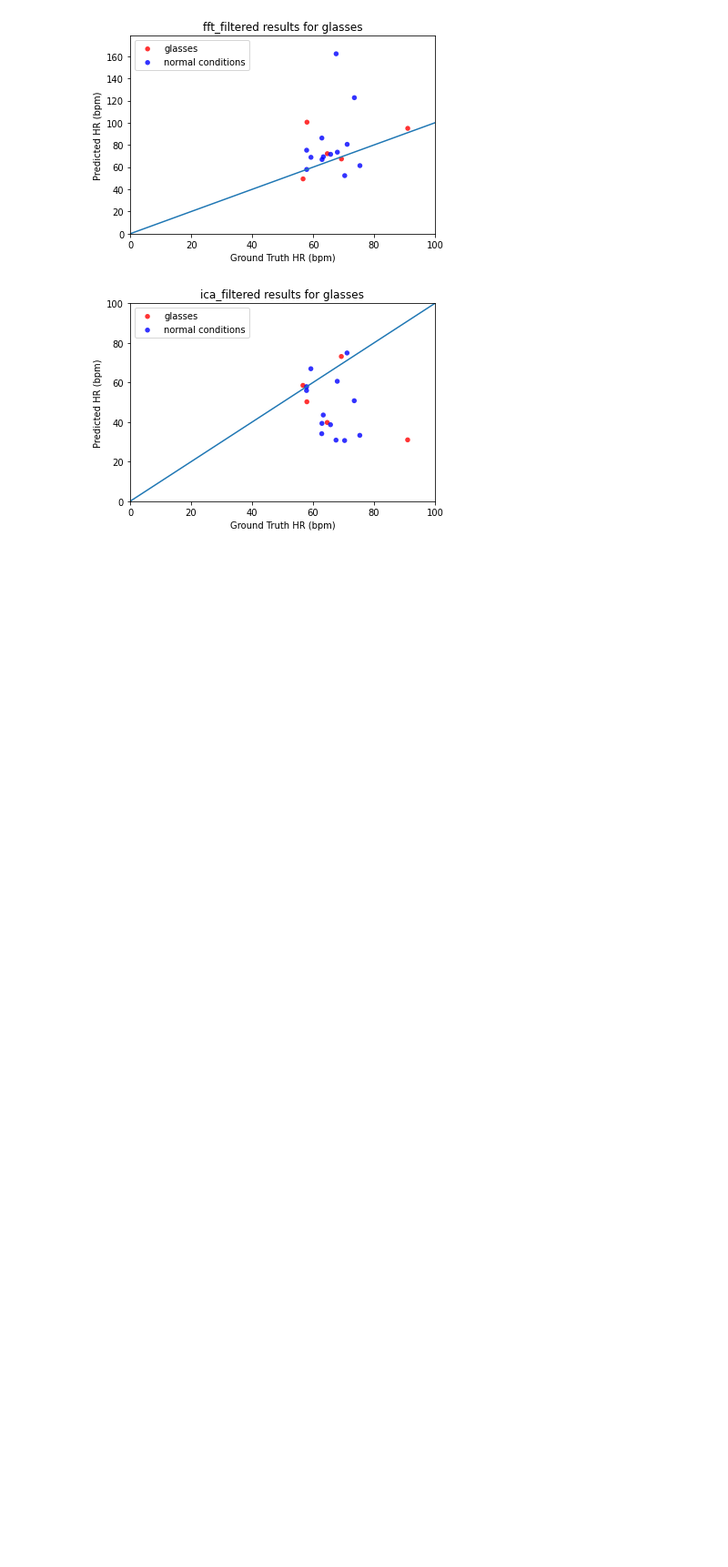
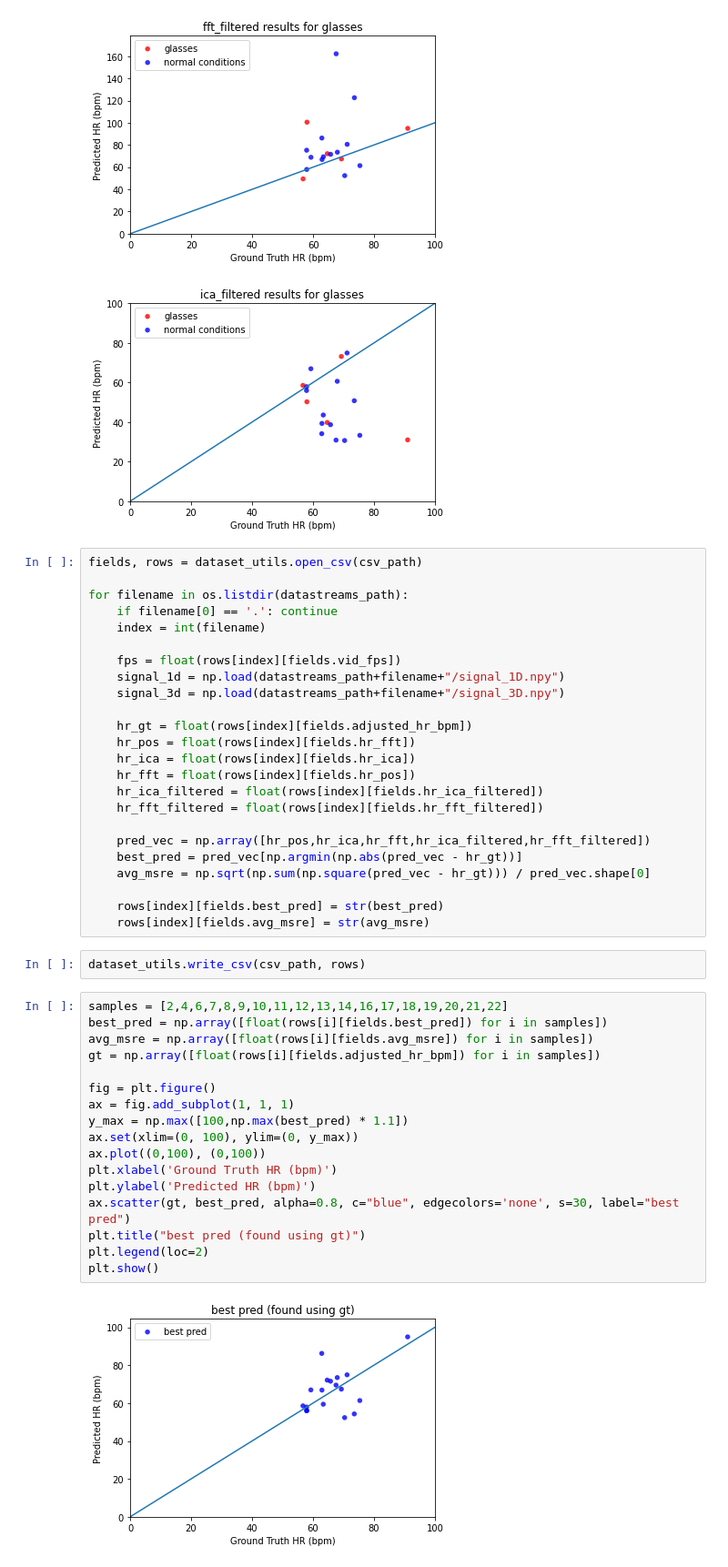
Before and after one commit to danny13690/marvl-heartrate, a Jupyter notebook: Extract_Signals.ipynb, the cells around one changed output. Shown at 91% size. Cells and saved outputs as stored; diff of their text form; blank space fills up the shorter version.

```diff
--- a/Extract_Signals.ipynb
+++ b/Extract_Signals.ipynb
@@ -197,3 +197,48 @@ for color,group,pred in zip(colors,groups,preds):
 [figure]
 [figure]
 [figure]
+# %%
+fields, rows = dataset_utils.open_csv(csv_path)
+
+for filename in os.listdir(datastreams_path):
+    if filename[0] == '.': continue
+    index = int(filename)
+
+    fps = float(rows[index][fields.vid_fps])
+    signal_1d = np.load(datastreams_path+filename+"/signal_1D.npy")
+    signal_3d = np.load(datastreams_path+filename+"/signal_3D.npy")
+
+    hr_gt = float(rows[index][fields.adjusted_hr_bpm])
+    hr_pos = float(rows[index][fields.hr_fft])
+    hr_ica = float(rows[index][fields.hr_ica])
+    hr_fft = float(rows[index][fields.hr_pos])
+    hr_ica_filtered = float(rows[index][fields.hr_ica_filtered])
+    hr_fft_filtered = float(rows[index][fields.hr_fft_filtered])
+
+    pred_vec = np.array([hr_pos,hr_ica,hr_fft,hr_ica_filtered,hr_fft_filtered])
+    best_pred = pred_vec[np.argmin(np.abs(pred_vec - hr_gt))]
+    avg_msre = np.sqrt(np.sum(np.square(pred_vec - hr_gt))) / pred_vec.shape[0]
+
+    rows[index][fields.best_pred] = str(best_pred)
+    rows[index][fields.avg_msre] = str(avg_msre)
+# %%
+dataset_utils.write_csv(csv_path, rows)
+# %%
+samples = [2,4,6,7,8,9,10,11,12,13,14,16,17,18,19,20,21,22]
+best_pred = np.array([float(rows[i][fields.best_pred]) for i in samples])
+avg_msre = np.array([float(rows[i][fields.avg_msre]) for i in samples])
+gt = np.array([float(rows[i][fields.adjusted_hr_bpm]) for i in samples])
+
+fig = plt.figure()
+ax = fig.add_subplot(1, 1, 1)
+y_max = np.max([100,np.max(best_pred) * 1.1])
+ax.set(xlim=(0, 100), ylim=(0, y_max))
+ax.plot((0,100), (0,100))
+plt.xlabel('Ground Truth HR (bpm)')
+plt.ylabel('Predicted HR (bpm)')
+ax.scatter(gt, best_pred, alpha=0.8, c="blue", edgecolors='none', s=30, label="best pred")
+plt.title("best pred (found using gt)")
+plt.legend(loc=2)
+plt.show()
+# %% [output]
+[figure, added]
```
Also changed, not shown: parts of 1 cell of this notebook, 4 other files.
